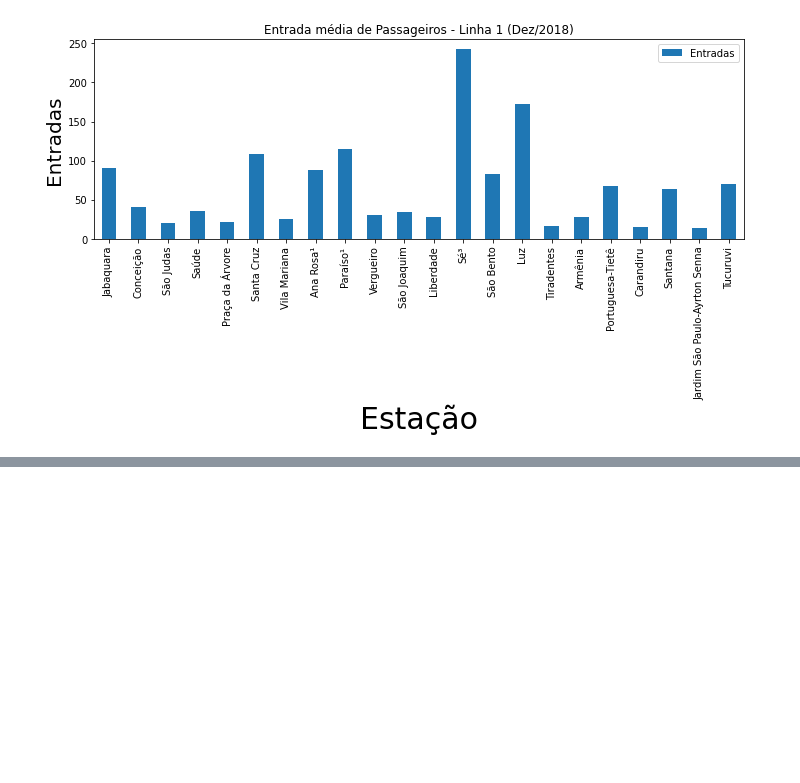
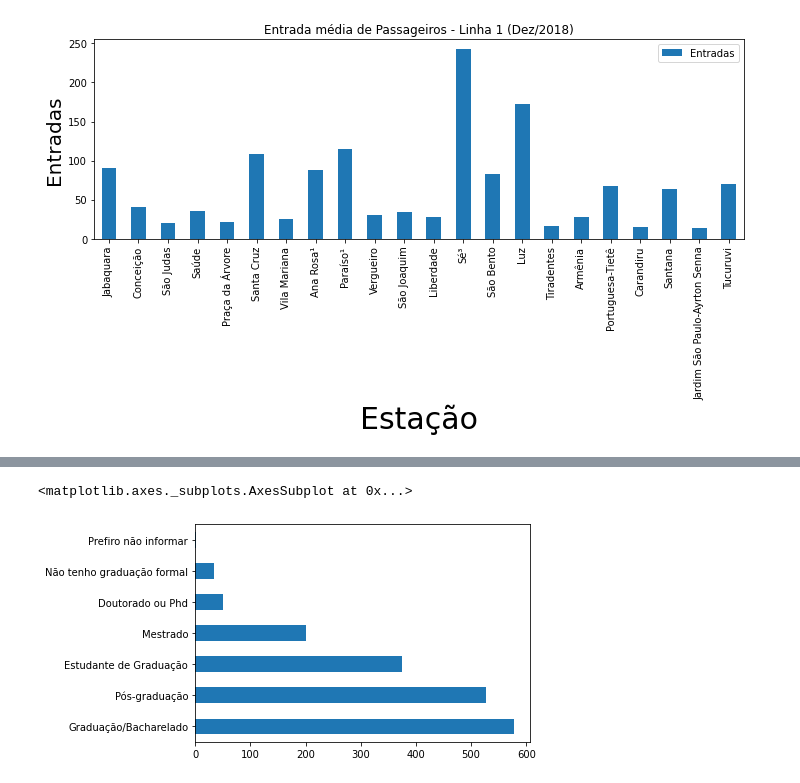
Before and after one commit to marcosilvaa/dados_estudos, a Jupyter notebook: Visualização_Gráfica.ipynb, the cells around one changed output, grey strips where cells are left out. Drawn from its saved outputs; the diff is of its cells as text; code cells hidden in the pictures; blank space fills up the shorter version.

```diff
--- a/Visualização_Gráfica.ipynb
+++ b/Visualização_Gráfica.ipynb
@@ -221,0 +226,7 @@ plt.tight_layout()
+# %%
+# importando dataset
+data_pesquisa = "https://www.dropbox.com/s/ttho30qxqe47j43/datahackers-survey-2019-anonymous-responses.csv?dl=1"
+df_pesquisa = pd.read_csv(data_pesquisa)
+
+#conferindo as primeiras entradas
+df_pesquisa.head()
@@ -221,0 +243,3 @@ plt.tight_layout()
+# %%
+# extraindo o nome da variável da tupla
+df_pesquisa.columns = [eval(col)[1] for col in df_pesquisa.columns]
@@ -221,0 +257,6 @@ plt.tight_layout()
+# %%
+# plotar escolaridade
+df_pesquisa.degreee_level.value_counts().plot(kind='barh')
+# %% [output]
+<matplotlib.axes._subplots.AxesSubplot at 0x...>
+[figure, added]
```
Also changed, not shown: parts of 5 cells of this notebook.
